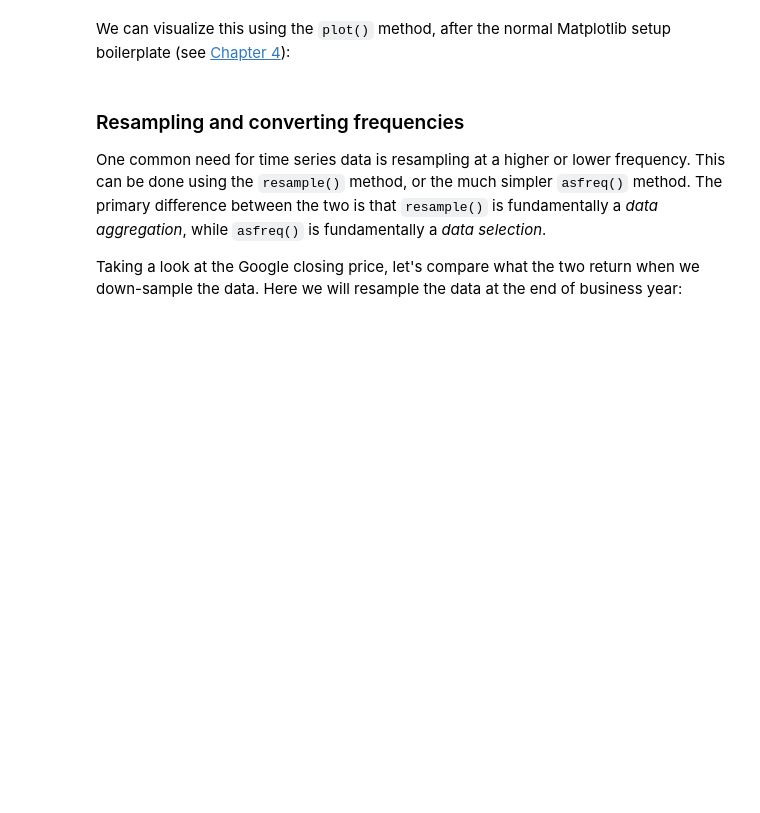
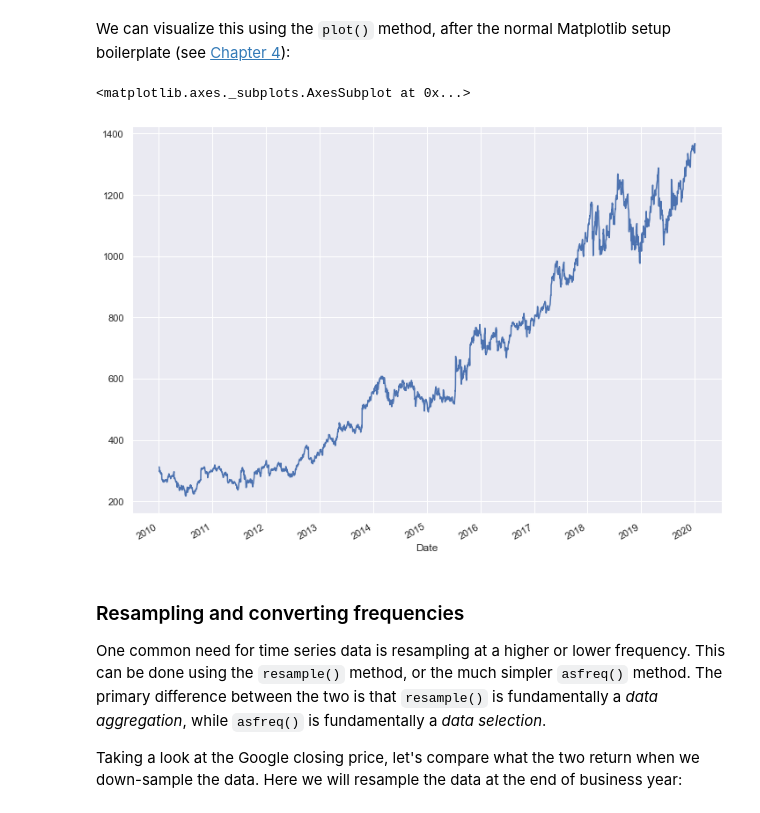
Before and after one commit to rafazamb/DS_PT_ENE21, a Jupyter notebook: 1-Data_Analysis/4-Feature Engineering/4.3 Tiempo/1_TimeSeries - clase - Solución.ipynb, the cells around one changed output. Saved outputs shown, nothing was run; the diff lists cells and outputs as text; code cells hidden in the pictures; blank space fills up the shorter version.

```diff
--- a/1-Data_Analysis/4-Feature Engineering/4.3 Tiempo/1_TimeSeries - clase - Solución.ipynb
+++ b/1-Data_Analysis/4-Feature Engineering/4.3 Tiempo/1_TimeSeries - clase - Solución.ipynb
@@ -393,3 +405,12 @@ We will take a look at a few of those here, using some stock price data as an ex
 Because Pandas was developed largely in a finance context, it includes some very specific tools for financial data.
 For example, the accompanying ``pandas-datareader`` package (installable via ``conda install pandas-datareader``), knows how to import financial data from a number of available sources, including Yahoo finance, Google Finance, and others.
 Here we will load Google's closing price history:
+# %%
+import pandas as pd
+
+goog = pd.read_csv('Ficheros/GOOG.csv')
+goog.info()
+print(goog)
+goog['Date'] = pd.to_datetime(goog['Date'])
+
+goog.set_index('Date', inplace=True)
@@ -396,2 +452,5 @@ Here we will load Google's closing price history:
 # %% [markdown]
 For simplicity, we'll use just the closing price:
+# %%
+goog = goog['Close']
+goog
@@ -402,6 +475,11 @@ We can visualize this using the ``plot()`` method, after the normal Matplotlib s
 import matplotlib.pyplot as plt
 import seaborn; seaborn.set()
 import pandas.util.testing as tm
+# %%
+goog.plot(figsize=(12,9))
+# %% [output]
+<matplotlib.axes._subplots.AxesSubplot at 0x...>
+[figure, added]
 # %% [markdown]
 ### Resampling and converting frequencies
 
```
Also changed, not shown: parts of 12 cells of this notebook.
